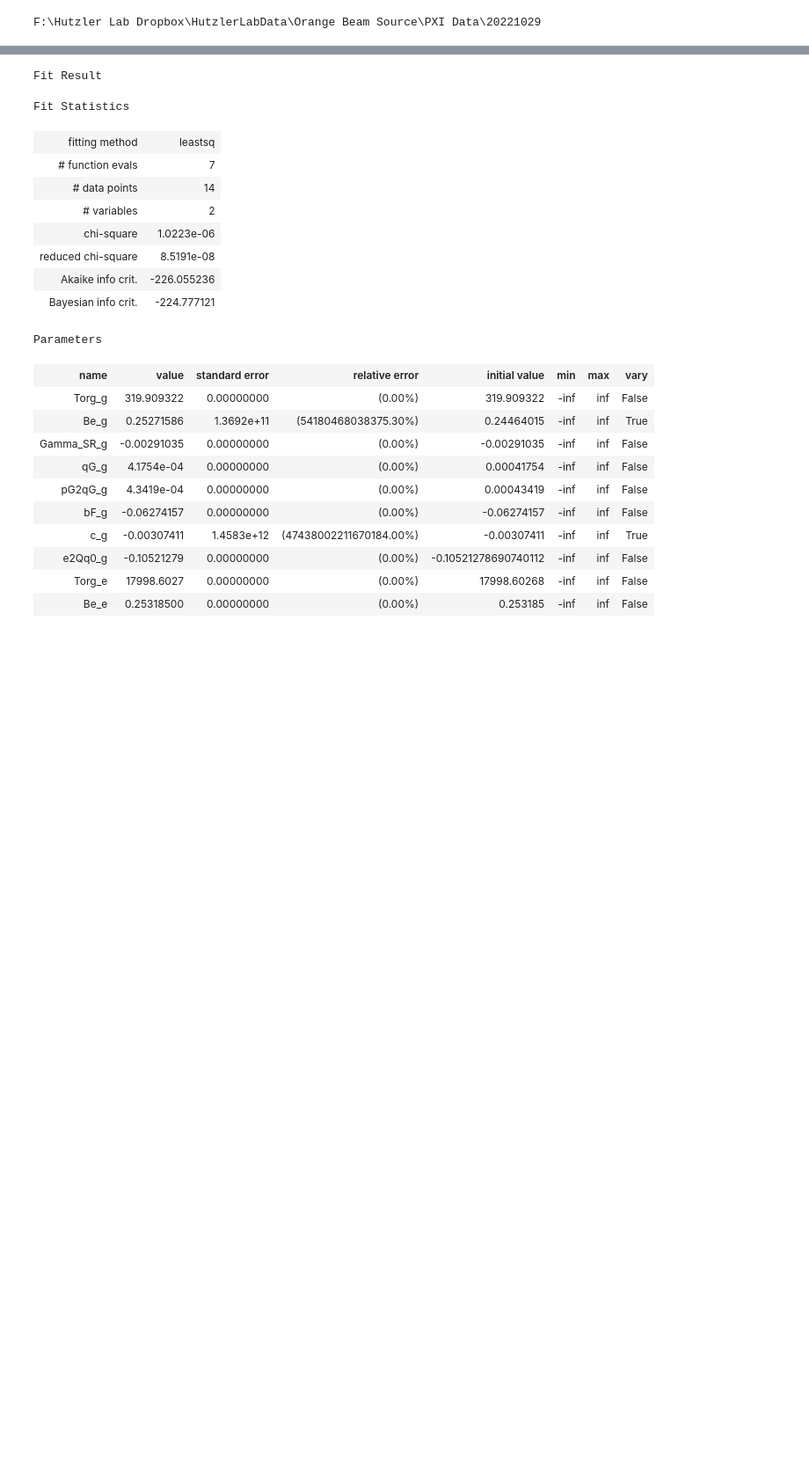
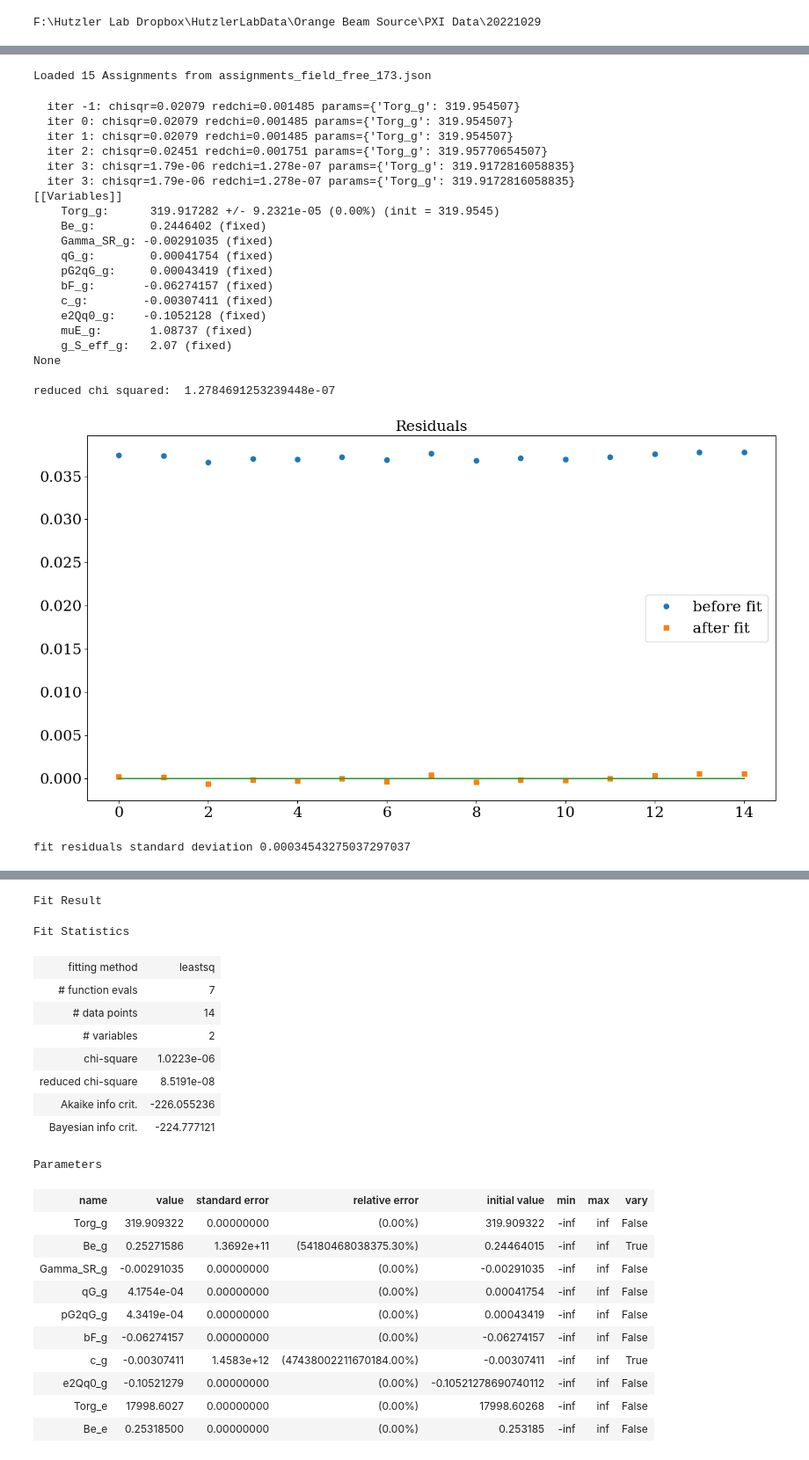
Before and after one commit to YuikiTakahashi/Molecule_spectrum_prediction, a Jupyter notebook: Fitting_173.ipynb, the cells around one changed output, grey strips where cells are left out. Shown at 88% size. Saved outputs shown, nothing was run; the diff lists cells and outputs as text; code cells hidden in the pictures; blank space fills up the shorter version.

Commit message:
Started fittinf field free spectrum

```diff
--- a/Fitting_173.ipynb
+++ b/Fitting_173.ipynb
@@ -1400,0 +1260,56 @@ fit residuals standard deviation 0.0002702241589036269
+# %%
+# 1. Assignments (observed data) - load from field-free spectroscopy
+# Excited states must exist in All_excited_states_assignments (J=0.5 or 1.5 only).
+# Need >= 8 lines for 8 varying parameters.
+with open('assignments_field_free_173.json', 'r') as f:
+    Assignments = json.load(f)
+print(f'Loaded {len(Assignments)} Assignments from assignments_field_free_173.json')
+
+# 2. Fit parameters (ground state only - excited states from All_excited_states_assignments)
+params_g = {
+    'Torg': [319.954507 , 'float'],
+    'Be': [0.24464015, 'fix'],
+    'Gamma_SR': [-0.00291035, 'fix'],
+    'qG': [4.1754e-04, 'fix'],
+    'pG2qG': [4.3419e-04, 'fix'],
+    'bF': [-0.06274157, 'fix'],
+    'c': [-0.00307411, 'fix'],
+    'e2Qq0': [-3154.2/c_from_inversecm_to_MHz, 'fix'],
+    'muE': [2.16*0.503412, 'fix'],
+    'g_S_eff': [2.07, 'fix'],
+}
+
+params_e = {}  # minimal
+
+# 3. Create & fit
+p = create_fit_parameters(params_g, params_e)
+
+
+result = fit_spectrum(
+    p, Assignments, All_excited_states_assignments, 4,
+    compute_ground_energy_fn=compute_ground_energy,
+    isotope=173, verbose=True, fit_kws={'ftol': 1e-3, 'xtol': 1e-3, 'maxfev': 100}, plot_res=True)
+# %% [output]
+Loaded 15 Assignments from assignments_field_free_173.json
+  iter -1: chisqr=0.02079 redchi=0.001485 params={'Torg_g': 319.954507}
+  iter 0: chisqr=0.02079 redchi=0.001485 params={'Torg_g': 319.954507}
+  iter 1: chisqr=0.02079 redchi=0.001485 params={'Torg_g': 319.954507}
+  iter 2: chisqr=0.02451 redchi=0.001751 params={'Torg_g': 319.95770654507}
+  iter 3: chisqr=1.79e-06 redchi=1.278e-07 params={'Torg_g': 319.9172816058835}
+  iter 3: chisqr=1.79e-06 redchi=1.278e-07 params={'Torg_g': 319.9172816058835}
+[[Variables]]
+    Torg_g:      319.917282 +/- 9.2321e-05 (0.00%) (init = 319.9545)
+    Be_g:        0.2446402 (fixed)
+    Gamma_SR_g: -0.00291035 (fixed)
+    qG_g:        0.00041754 (fixed)
+    pG2qG_g:     0.00043419 (fixed)
+    bF_g:       -0.06274157 (fixed)
+    c_g:        -0.00307411 (fixed)
+    e2Qq0_g:    -0.1052128 (fixed)
+    muE_g:       1.08737 (fixed)
+    g_S_eff_g:   2.07 (fixed)
+None
+
+reduced chi squared:  1.2784691253239448e-07
+[figure, added]
+fit residuals standard deviation 0.00034543275037297037
```
Also changed, not shown: parts of 6 cells of this notebook, 5 other files.
